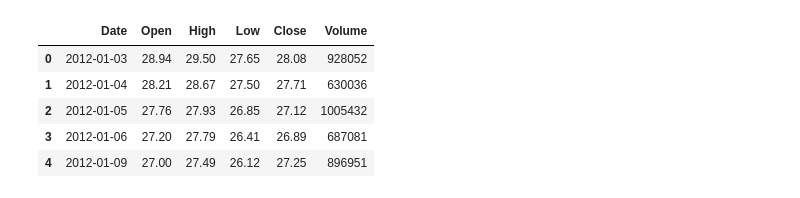
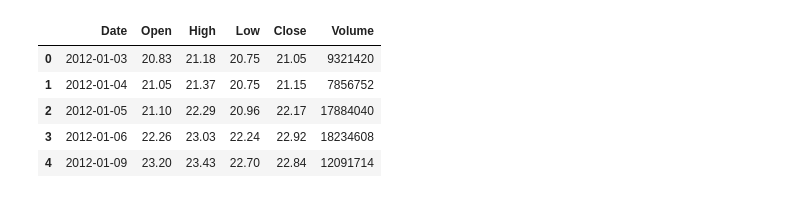
Before and after one commit to myk-francis/python-challenges-scripts, a Jupyter notebook: stock-markey-analysis/first-exercise.ipynb, the cells around one changed output. Drawn from its saved outputs; the diff is of its cells as text; code cells hidden in the pictures.

```diff
--- a/stock-markey-analysis/first-exercise.ipynb
+++ b/stock-markey-analysis/first-exercise.ipynb
@@ -8,14 +8,14 @@ tesla = pd.read_csv("Tesla_Stock.csv")
 ford = pd.read_csv("Ford_Stock.csv")
 gm = pd.read_csv("GM_Stock.csv")
 # %%
-tesla.head()
+gm.head()
 # %% [output]
 |  | Date | Open | High | Low | Close | Volume |
-| 0 | 2012-01-03 | 28.94 | 29.50 | 27.65 | 28.08 | 928052 |
-| 1 | 2012-01-04 | 28.21 | 28.67 | 27.50 | 27.71 | 630036 |
-| 2 | 2012-01-05 | 27.76 | 27.93 | 26.85 | 27.12 | 1005432 |
-| 3 | 2012-01-06 | 27.20 | 27.79 | 26.41 | 26.89 | 687081 |
-| 4 | 2012-01-09 | 27.00 | 27.49 | 26.12 | 27.25 | 896951 |
+| 0 | 2012-01-03 | 20.83 | 21.18 | 20.75 | 21.05 | 9321420 |
+| 1 | 2012-01-04 | 21.05 | 21.37 | 20.75 | 21.15 | 7856752 |
+| 2 | 2012-01-05 | 21.10 | 22.29 | 20.96 | 22.17 | 17884040 |
+| 3 | 2012-01-06 | 22.26 | 23.03 | 22.24 | 22.92 | 18234608 |
+| 4 | 2012-01-09 | 23.20 | 23.43 | 22.70 | 22.84 | 12091714 |
 # %%
 tesla['Open'].plot(label = 'Tesla', figsize=(16,8), title = 'Open Price')
 gm['Open'].plot(label = 'GM')
```
Also changed, not shown: parts of 2 cells of this notebook.
